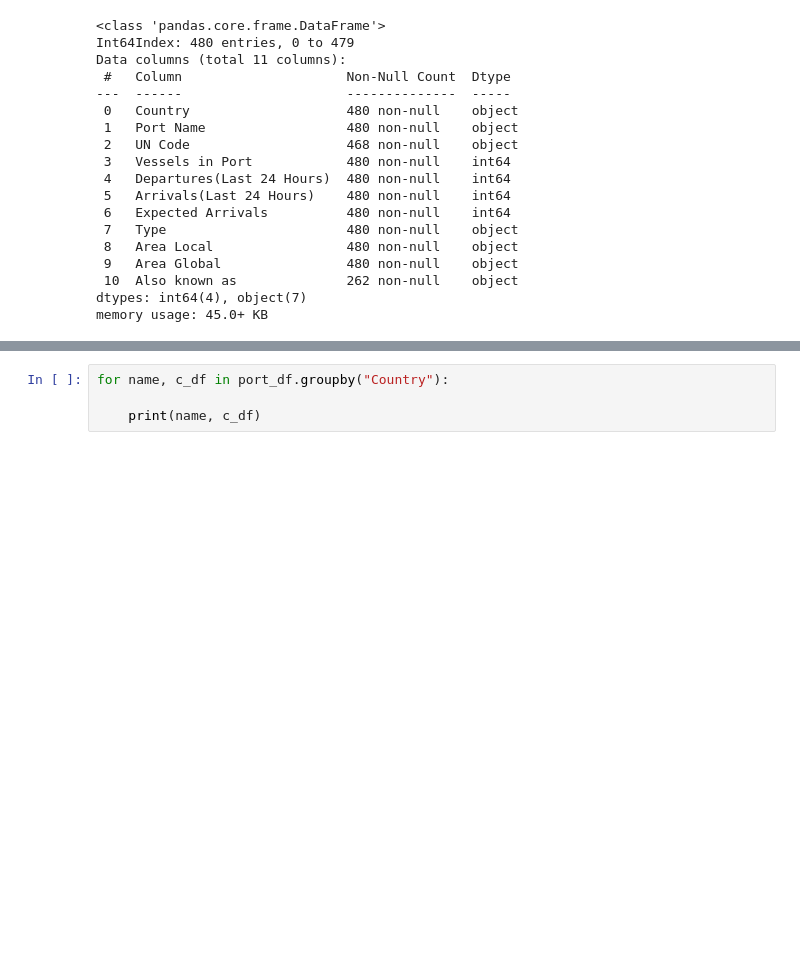
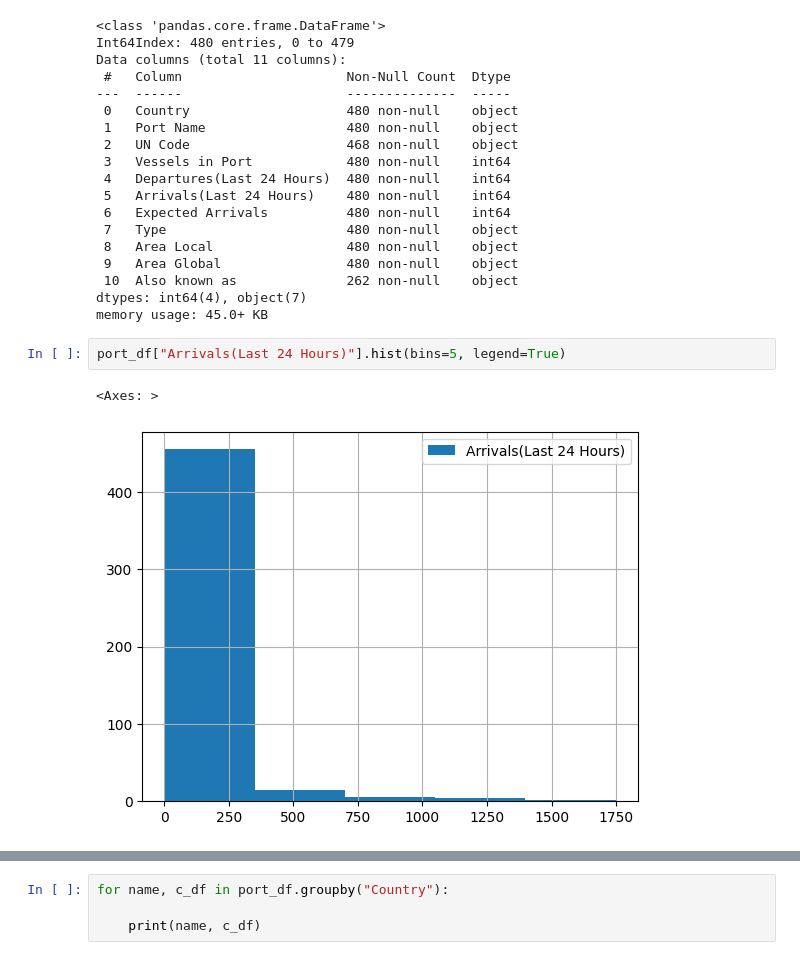
Before and after one commit to MadanReddy6/SURE-Trust, a Jupyter notebook: G32/Modules/pandas/2 reading.ipynb, the cells around one changed output, grey strips where cells are left out. Drawn from its saved outputs; the diff is of its cells as text; blank space fills up the shorter version.

```diff
--- a/G32/Modules/pandas/2 reading.ipynb
+++ b/G32/Modules/pandas/2 reading.ipynb
@@ -34,3 +34,8 @@ Data columns (total 11 columns):
  10  Also known as              262 non-null    object
 dtypes: int64(4), object(7)
 memory usage: 45.0+ KB
+# %%
+port_df["Arrivals(Last 24 Hours)"].hist(bins=5, legend=True)
+# %% [output]
+<Axes: >
+[figure, added]
```
Also changed, not shown: parts of 1 cell of this notebook, 5 other files.
